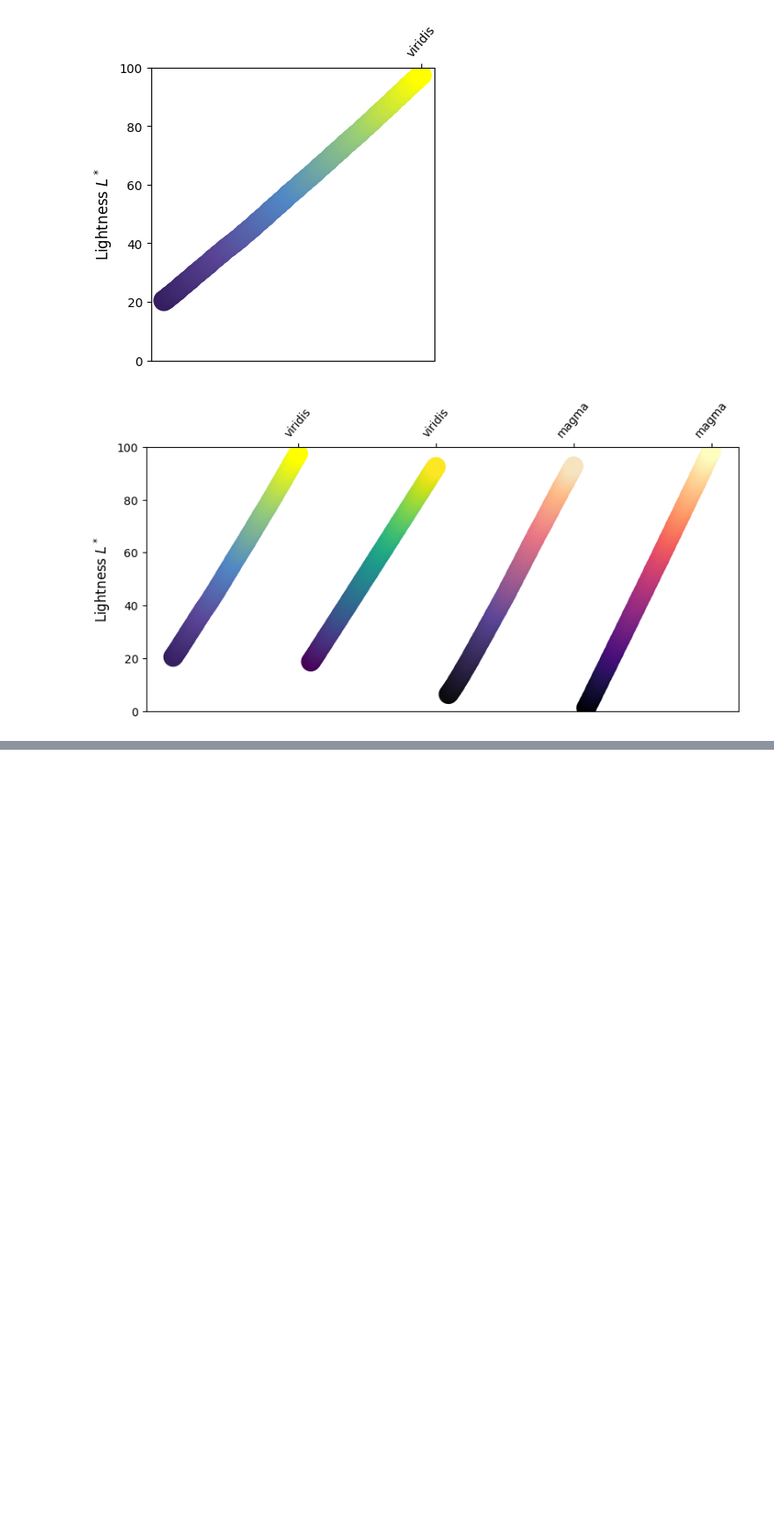
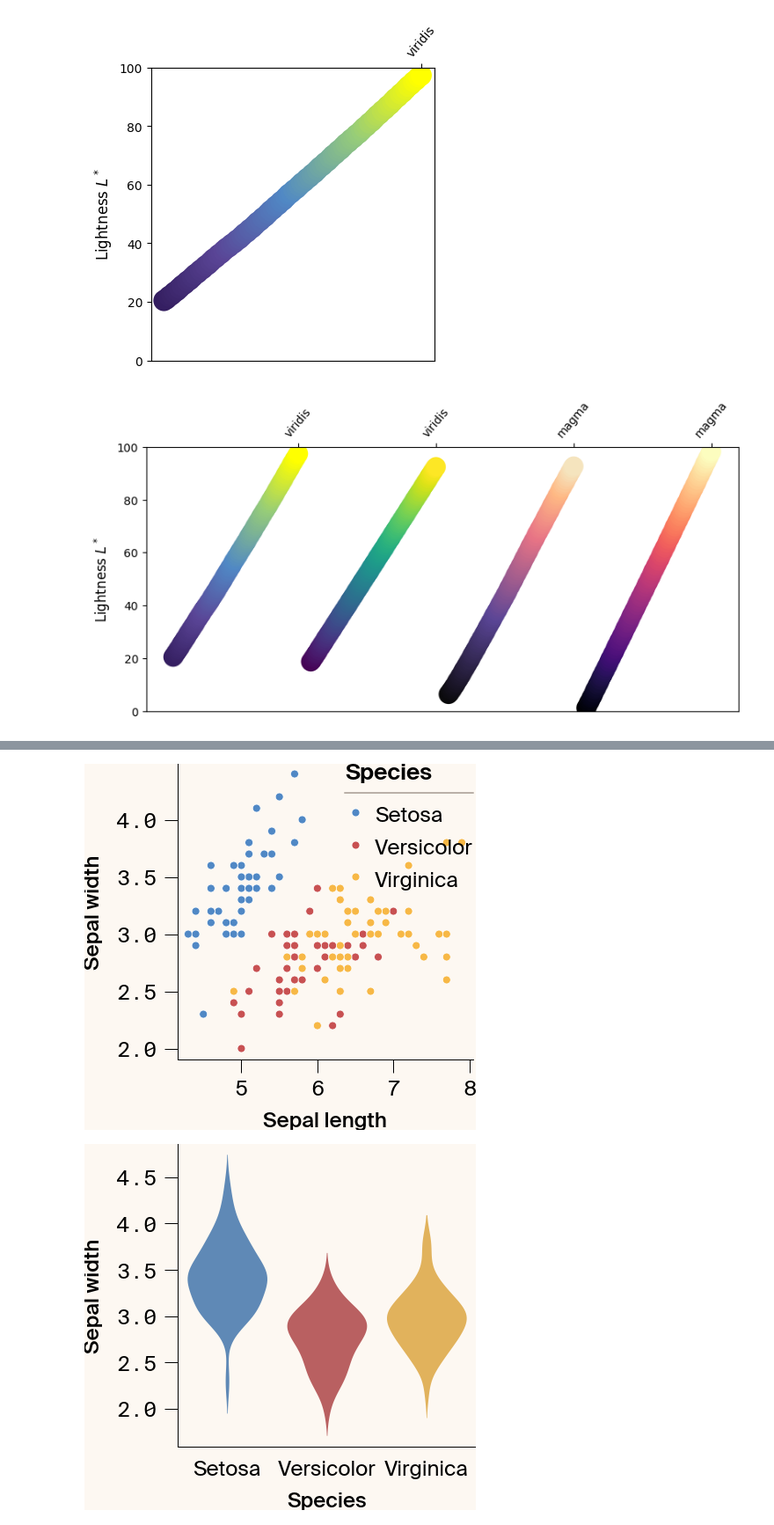
Before and after one commit to Arcadia-Science/arcadia-pycolor, a Jupyter notebook: usage_example.ipynb, the cells around one changed output, grey strips where cells are left out. Shown at 88% size. Saved outputs shown, nothing was run; the diff lists cells and outputs as text; code cells hidden in the pictures; blank space fills up the shorter version.

```diff
--- a/usage_example.ipynb
+++ b/usage_example.ipynb
@@ -118,0 +173,28 @@ apc.plot.plot_gradient_lightness(
+# %%
+fig, ax = plt.subplots(figsize=apc.mpl.dimensions("threeq_s"), layout="constrained")
+sns.scatterplot(
+    x=x_data,
+    y=y_data,
+    hue="species",
+    data=iris_data,
+    palette=colors,
+    ax=ax,
+    s=80,
+)
+apc.mpl.autostyle(mono="both")
+plt.show()
+
+fig, ax = plt.subplots(figsize=apc.mpl.dimensions("threeq_s"), layout="constrained")
+sns.violinplot(
+    x=c_data,
+    y=y_data,
+    data=iris_data,
+    hue=c_data,
+    palette=colors,
+    ax=ax,
+)
+apc.mpl.autostyle(cat="x", mono="y")
+plt.show()
+# %% [output]
+[figure, added]
+[figure, added]
```
Also changed, not shown: parts of 2 cells of this notebook, 4 other files.
